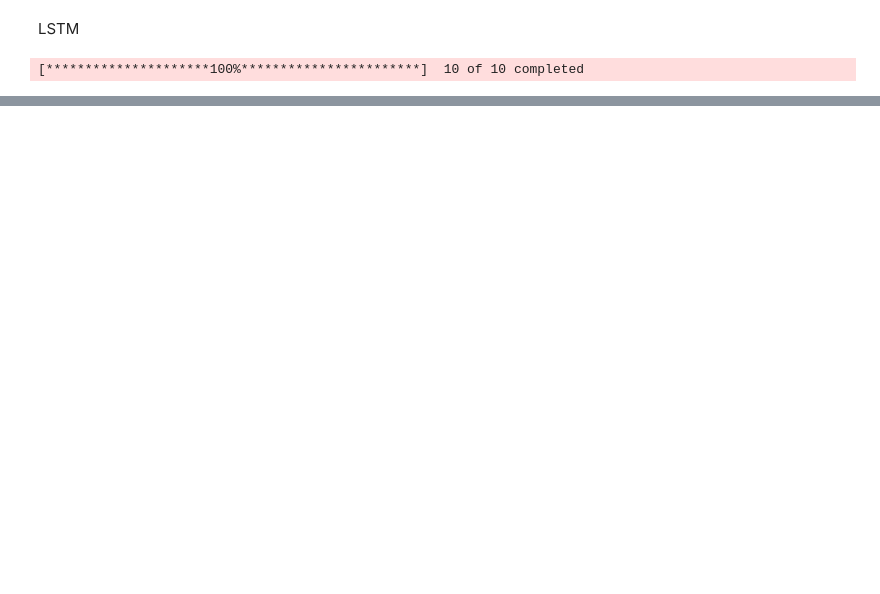
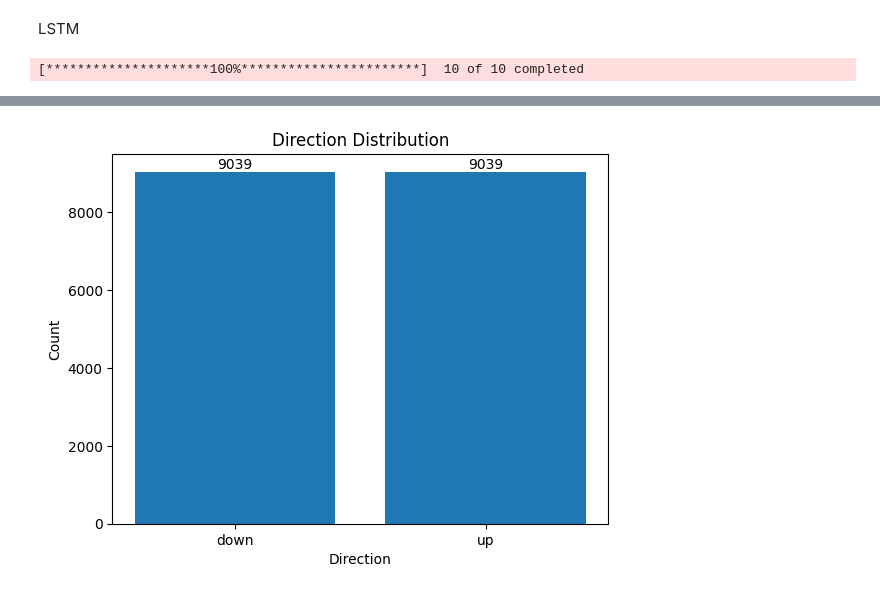
Before and after one commit to am3lia-low/dsa4265-group-5-Portfolio-Risk-Analyst-Chatbot, a Jupyter notebook: LSTM/LSTM.ipynb, the cells around one changed output, grey strips where cells are left out. Saved outputs shown, nothing was run; the diff lists cells and outputs as text; code cells hidden in the pictures; blank space fills up the shorter version.

```diff
--- a/LSTM/LSTM.ipynb
+++ b/LSTM/LSTM.ipynb
@@ -226,12 +135,13 @@ returns, prices = get_returns(ASSETS, start=start, end=end)
 X, y_vol, y_dir = create_lstm_dataset(returns)
 
 # Train-validation-test split: 80-10-10
-X_train, X_int, yv_train, yv_int, yd_train, yd_int = train_test_split(
-    X, y_vol, y_dir, test_size=0.2, shuffle=False
-)
-X_valid, X_test, yv_valid, yv_test, yd_valid, yd_test = train_test_split(
-    X_int, yv_int, yd_int, test_size=0.5, shuffle=False
-)
+n_samples = len(X)
+train_end = int(0.8 * n_samples)
+valid_end = int(0.9 * n_samples)
+
+X_train, yv_train, yd_train = X[:train_end], y_vol[:train_end], y_dir[:train_end]
+X_valid, yv_valid, yd_valid = X[train_end:valid_end], y_vol[train_end:valid_end], y_dir[train_end:valid_end]
+X_test, yv_test, yd_test   = X[valid_end:], y_vol[valid_end:], y_dir[valid_end:]
 # %% [output]
 [*********************100%***********************]  10 of 10 completed
 # %%
@@ -345,0 +181,18 @@ Epoch 10/10
+# %%
+# Check for class imbalance in synthetic dataset
+unique, counts = np.unique(yd_train, return_counts=True)
+
+labels_map = {0: 'down', 1: 'up'}
+labels = [labels_map[u] for u in unique]
+
+plt.bar(labels, counts)
+plt.title("Direction Distribution")
+plt.xlabel("Direction")
+plt.ylabel("Count")
+
+for i, v in enumerate(counts):
+    plt.text(i, v, str(v), ha='center', va='bottom')
+
+plt.show()
+# %% [output]
+[figure, added]
```
Also changed, not shown: parts of 33 cells of this notebook.
